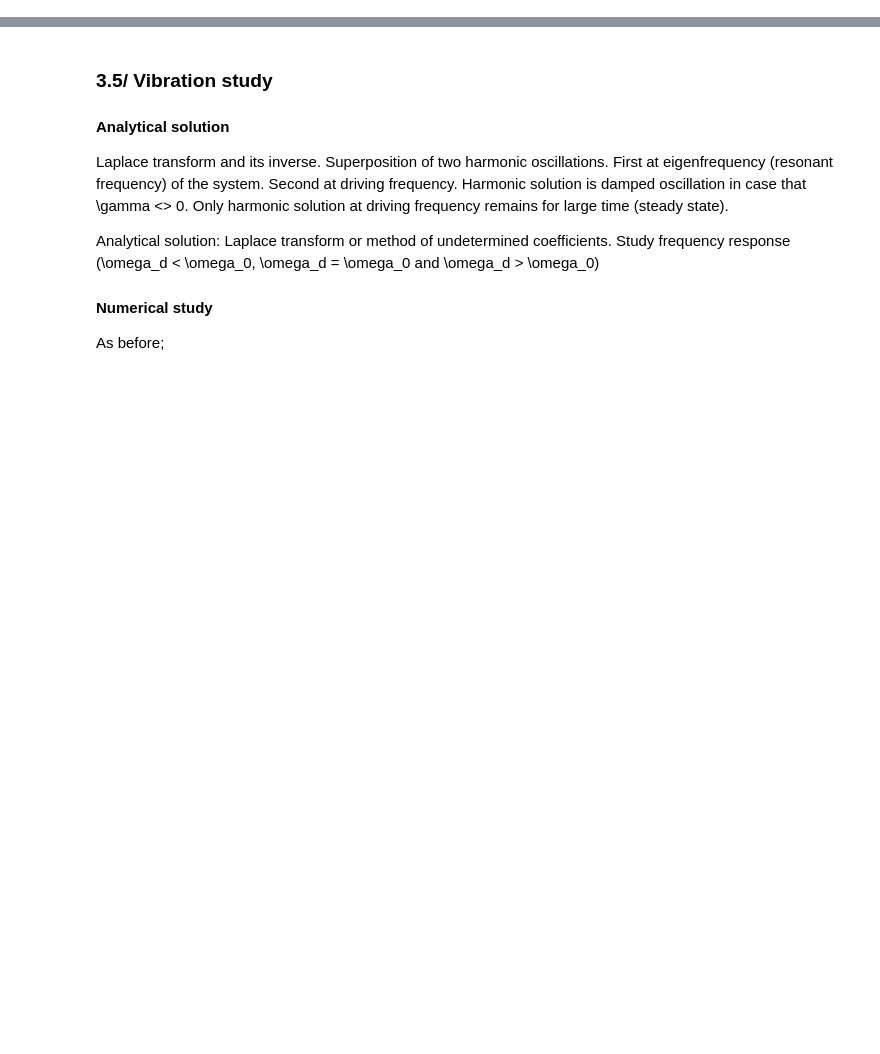
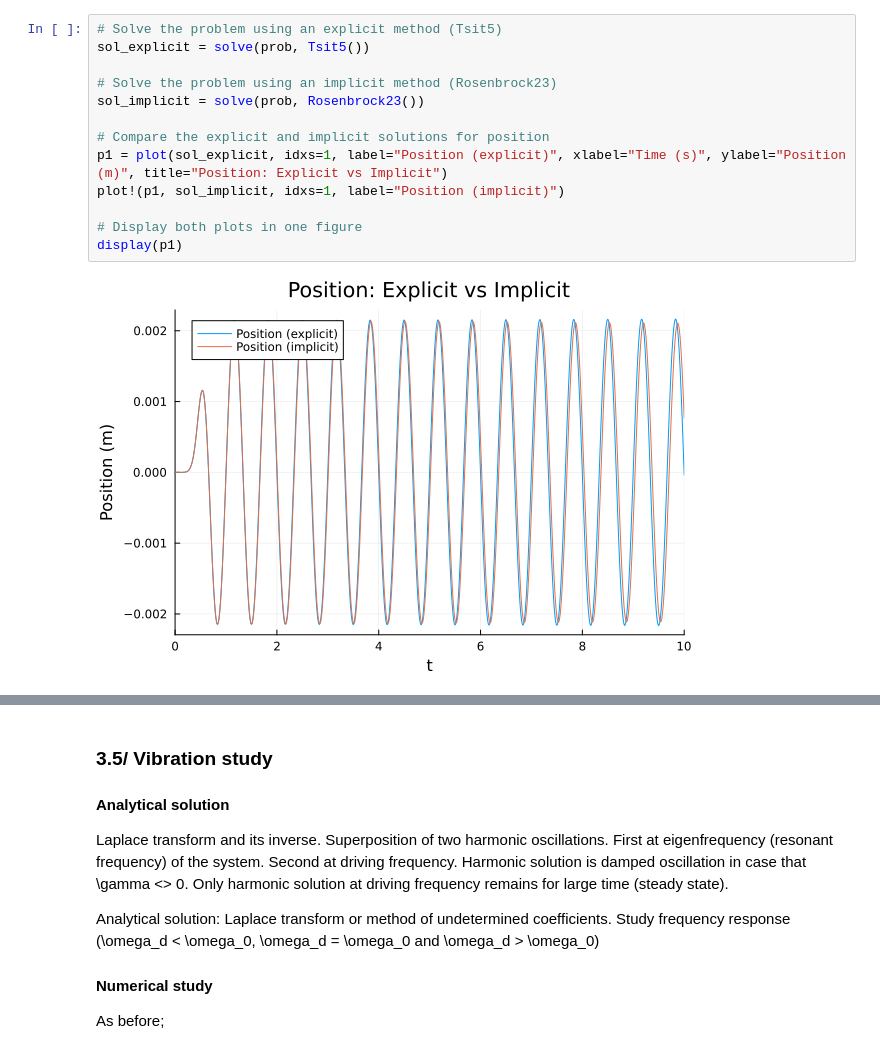
Before and after one commit to AnouchkaDESMETTRE/TU_Delft_Internship, a Jupyter notebook: Anouchka_TU_DELFT_Internship.ipynb, the cells around one changed output, grey strips where cells are left out. Saved outputs shown, nothing was run; the diff lists cells and outputs as text; blank space fills up the shorter version.

```diff
--- a/Anouchka_TU_DELFT_Internship.ipynb
+++ b/Anouchka_TU_DELFT_Internship.ipynb
@@ -305,0 +332,15 @@ We used the SecondOrderODEProblem function from the DifferentialEquations.jl pac
+# %%
+# Solve the problem using an explicit method (Tsit5)
+sol_explicit = solve(prob, Tsit5())
+
+# Solve the problem using an implicit method (Rosenbrock23)
+sol_implicit = solve(prob, Rosenbrock23())
+
+# Compare the explicit and implicit solutions for position
+p1 = plot(sol_explicit, idxs=1, label="Position (explicit)", xlabel="Time (s)", ylabel="Position (m)", title="Position: Explicit vs Implicit")
+plot!(p1, sol_implicit, idxs=1, label="Position (implicit)")
+
+# Display both plots in one figure
+display(p1)
+# %% [output]
+[figure, added]
```
Also changed, not shown: parts of 13 cells of this notebook.
